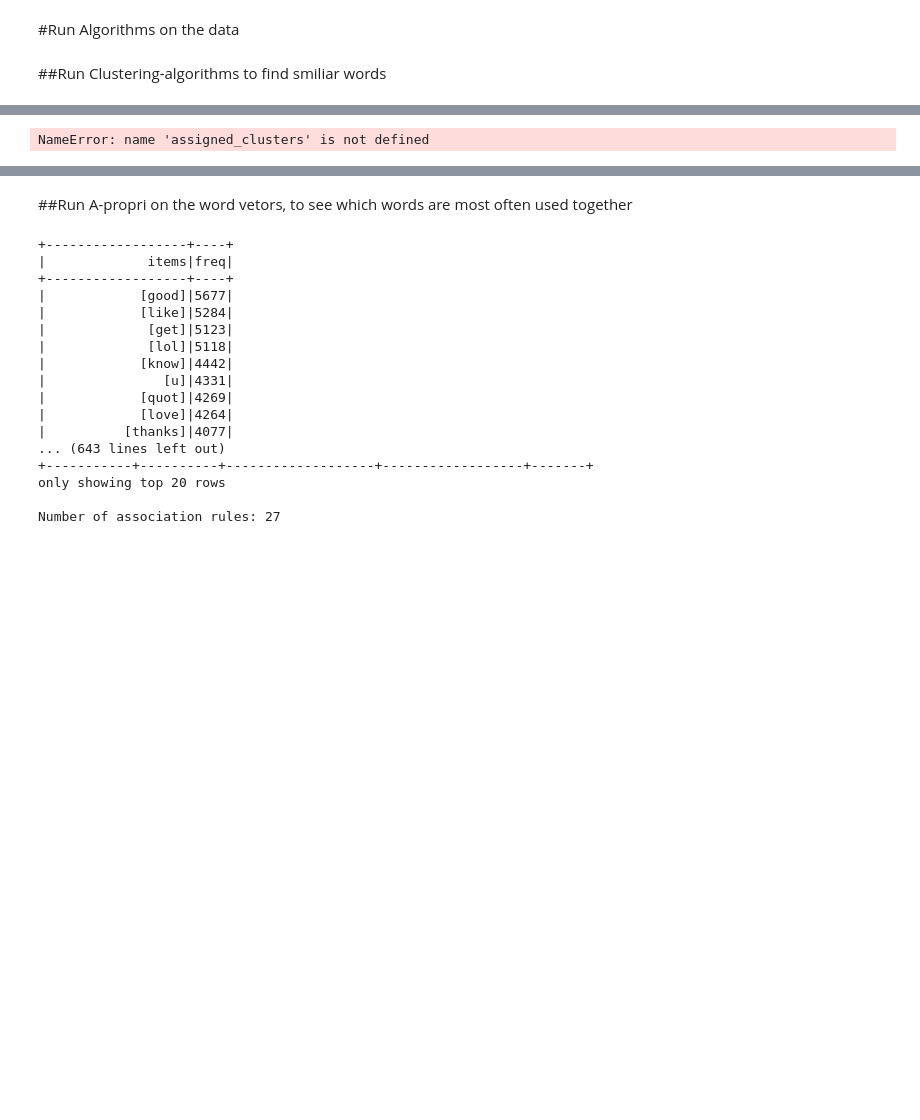
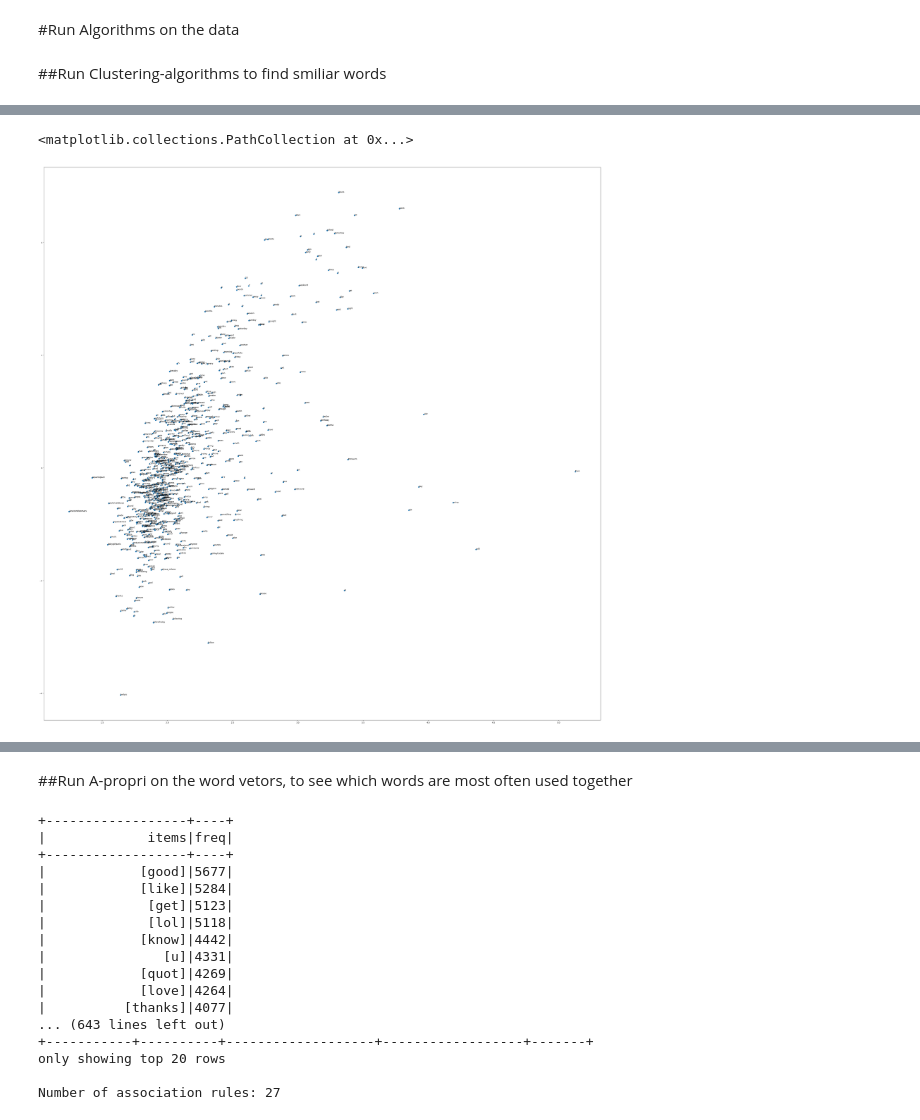
Before and after one commit to DavidRiemer02/DataMiningProj, a Jupyter notebook: DataMiningProj.ipynb, the cells around one changed output, grey strips where cells are left out. Cells and saved outputs as stored; diff of their text form; code cells hidden in the pictures; blank space fills up the shorter version.

```diff
--- a/DataMiningProj.ipynb
+++ b/DataMiningProj.ipynb
@@ -123,5 +139,5 @@ from gensim.models import Word2Vec
 sentences = [data[0] for data in dataset.
        select('filtered').collect()]
 # %%
-w2vModel = Word2Vec(sentences=sentences, vector_size=100, workers=1, seed=42)
+w2vModel = Word2Vec(sentences=sentences, vector_size=200, workers=1, seed=42)
 w2vModel.save("word2vec.model")
@@ -136,10 +171 @@ print (assigned_clusters)
-# %%
-#Print the words with their respective cluster numbers
-words = list(w2vModel.wv.key_to_index)
-for i, word in enumerate(words):
-    print (word + ":" + str(assigned_clusters[i]))
-#Create a dataframe with Clusters as Column names and words as rows
-word_cluster_df = pd.DataFrame(list(zip(words, assigned_clusters)), columns=['word', 'cluster'])
-# %% [output]
-NameError: name 'assigned_clusters' is not defined
 # %%
@@ -157,4 +185,17 @@ PCA_result['y_values'] =PCA_result.iloc[0:, 1]
 PCA_final = pd.merge(words, PCA_result, left_index=True, right_index=True)
 PCA_final['word'] =PCA_final.iloc[0:, 0]
 PCA_data_labeled =PCA_final[['word','x_values','y_values']]
+# %%
+fig = plt.figure()
+#zoom out of the graph to see the words more clearly
+fig.set_figheight(50)
+fig.set_figwidth(50)
+ax = fig.add_subplot(1, 1, 1)
+#label the points with their respective words
+for word, x, y in zip(PCA_data_labeled['word'], PCA_data_labeled['x_values'], PCA_data_labeled['y_values']):
+    plt.annotate(word, (x, y))
+plt.scatter(PCA_data_labeled['x_values'], PCA_data_labeled['y_values'])
+# %% [output]
+<matplotlib.collections.PathCollection at 0x...>
+[figure, added]
 # %%
```
Also changed, not shown: parts of 18 cells of this notebook.
